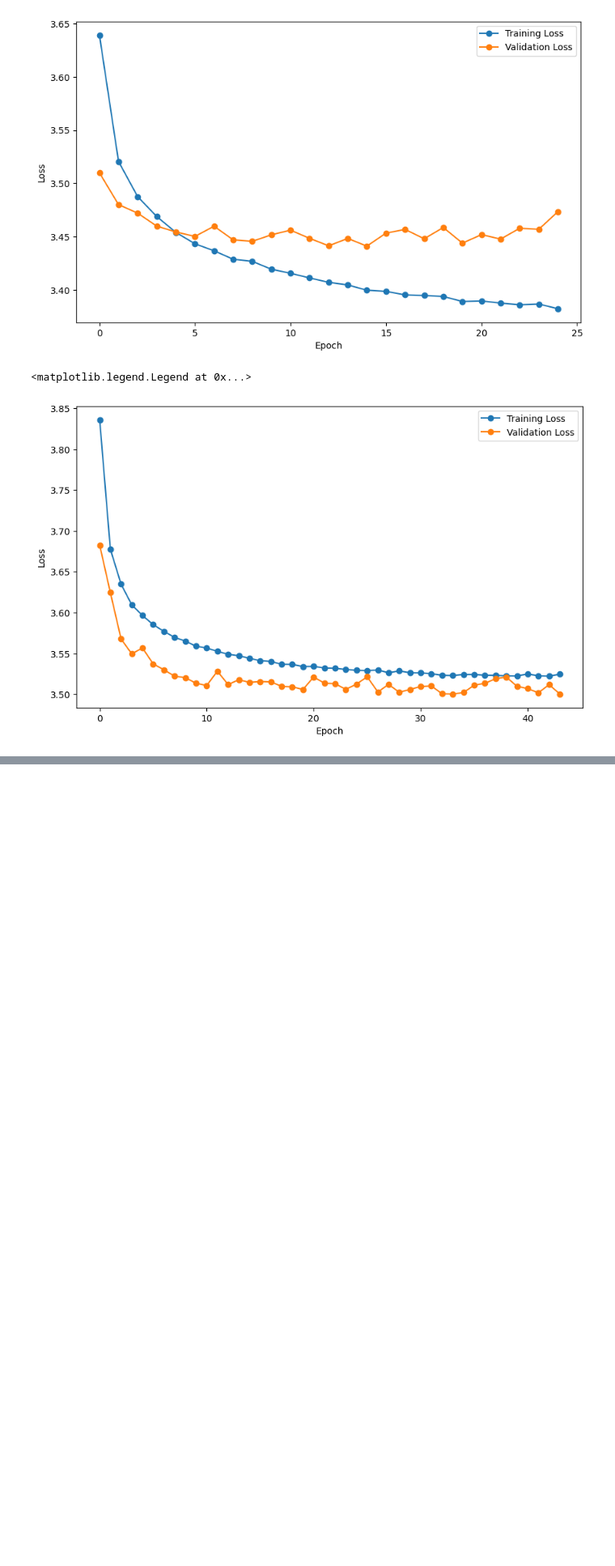
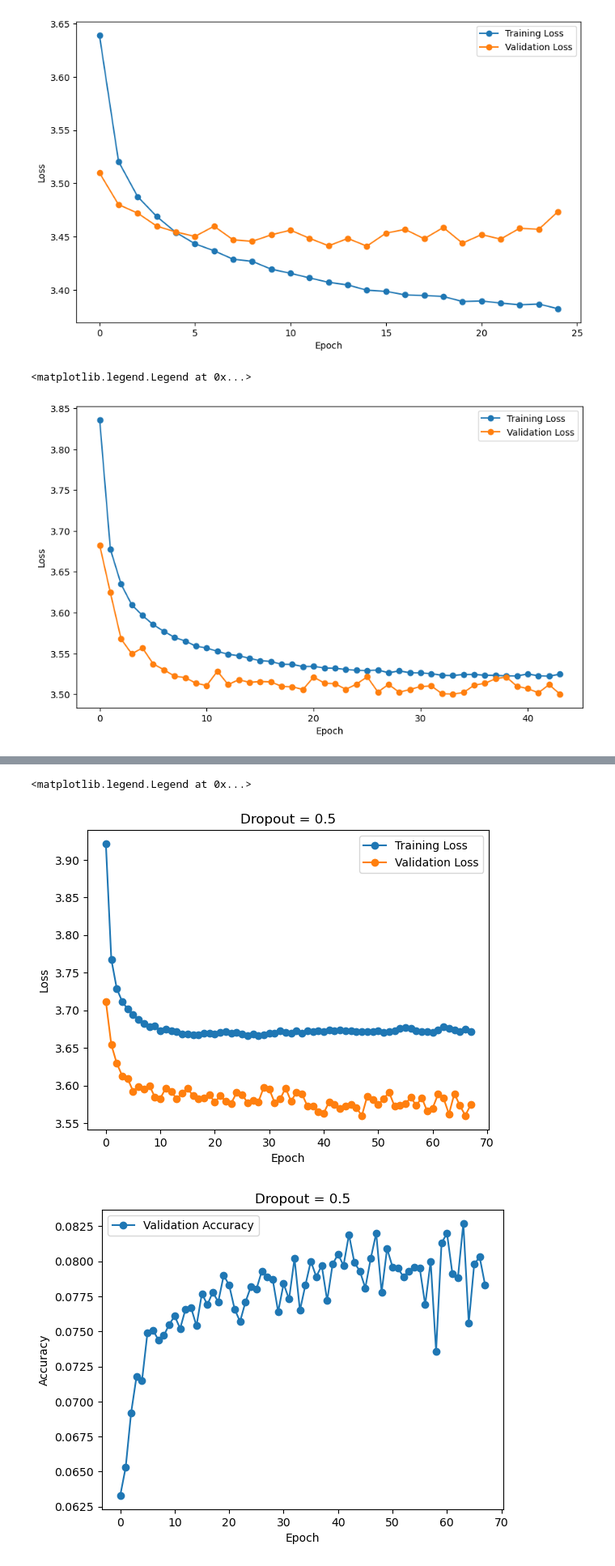
Before and after one commit to HMC-MIR/SimRealtimeMazurkaBenchmark, a Jupyter notebook: NOA-NN.ipynb, the cells around one changed output, grey strips where cells are left out. Shown at 81% size. Saved outputs shown, nothing was run; the diff lists cells and outputs as text; code cells hidden in the pictures; blank space fills up the shorter version.

```diff
--- a/NOA-NN.ipynb
+++ b/NOA-NN.ipynb
@@ -96,0 +115,54 @@ plt.legend()
+# %%
+import numpy as np
+
+# Training losses for 68 epochs
+train_losses = np.array([
+    3.9214, 3.7677, 3.7289, 3.7115, 3.7016, 3.6940, 3.6873, 3.6829, 3.6776, 3.6790,
+    3.6722, 3.6747, 3.6731, 3.6713, 3.6688, 3.6684, 3.6674, 3.6672, 3.6697, 3.6700,
+    3.6688, 3.6706, 3.6713, 3.6693, 3.6702, 3.6681, 3.6664, 3.6680, 3.6660, 3.6678,
+    3.6697, 3.6696, 3.6732, 3.6706, 3.6695, 3.6725, 3.6697, 3.6731, 3.6713, 3.6725,
+    3.6720, 3.6738, 3.6724, 3.6734, 3.6730, 3.6728, 3.6716, 3.6719, 3.6714, 3.6713,
+    3.6730, 3.6711, 3.6719, 3.6729, 3.6757, 3.6770, 3.6757, 3.6723, 3.6713, 3.6716,
+    3.6701, 3.6736, 3.6777, 3.6761, 3.6737, 3.6718, 3.6749, 3.6718
+])
+
+# Test (Validation) losses for 68 epochs
+test_losses = np.array([
+    3.7119, 3.6543, 3.6295, 3.6129, 3.6091, 3.5924, 3.5982, 3.5957, 3.5999, 3.5846,
+    3.5828, 3.5966, 3.5925, 3.5821, 3.5895, 3.5965, 3.5861, 3.5825, 3.5832, 3.5881,
+    3.5777, 3.5864, 3.5792, 3.5761, 3.5904, 3.5880, 3.5774, 3.5806, 3.5781, 3.5977,
+    3.5952, 3.5771, 3.5819, 3.5968, 3.5789, 3.5910, 3.5887, 3.5729, 3.5723, 3.5656,
+    3.5634, 3.5782, 3.5748, 3.5696, 3.5726, 3.5744, 3.5705, 3.5598, 3.5859, 3.5810,
+    3.5744, 3.5822, 3.5910, 3.5727, 3.5735, 3.5758, 3.5841, 3.5734, 3.5838, 3.5659,
+    3.5699, 3.5884, 3.5831, 3.5621, 3.5893, 3.5733, 3.5602, 3.5744
+])
+
+# Test accuracies for 68 epochs
+test_accs = np.array([
+    0.0633, 0.0653, 0.0692, 0.0718, 0.0715, 0.0749, 0.0751, 0.0744, 0.0747, 0.0755,
+    0.0761, 0.0752, 0.0766, 0.0767, 0.0754, 0.0777, 0.0769, 0.0778, 0.0771, 0.0790,
+    0.0783, 0.0766, 0.0757, 0.0771, 0.0782, 0.0780, 0.0793, 0.0789, 0.0787, 0.0764,
+    0.0784, 0.0773, 0.0802, 0.0765, 0.0783, 0.0800, 0.0789, 0.0797, 0.0772, 0.0798,
+    0.0805, 0.0797, 0.0819, 0.0799, 0.0793, 0.0781, 0.0802, 0.0820, 0.0778, 0.0809,
+    0.0796, 0.0795, 0.0789, 0.0793, 0.0796, 0.0795, 0.0769, 0.0800, 0.0736, 0.0813,
+    0.0820, 0.0791, 0.0788, 0.0827, 0.0756, 0.0798, 0.0803, 0.0783
+])
+
+import matplotlib.pyplot as plt
+plt.plot(train_losses, label='Training Loss', marker='o')
+plt.plot(test_losses, label='Validation Loss', marker='o')
+plt.xlabel('Epoch')
+plt.ylabel('Loss')
+plt.title('Dropout = 0.5')
+plt.legend()
+
+plt.figure()
+plt.plot(test_accs, label='Validation Accuracy', marker='o')
+plt.xlabel('Epoch')
+plt.ylabel('Accuracy')
+plt.title('Dropout = 0.5')
+plt.legend()
+# %% [output]
+<matplotlib.legend.Legend at 0x...>
+[figure, added]
+[figure, added]
```
Also changed, not shown: parts of 5 cells of this notebook, 2 other files.
